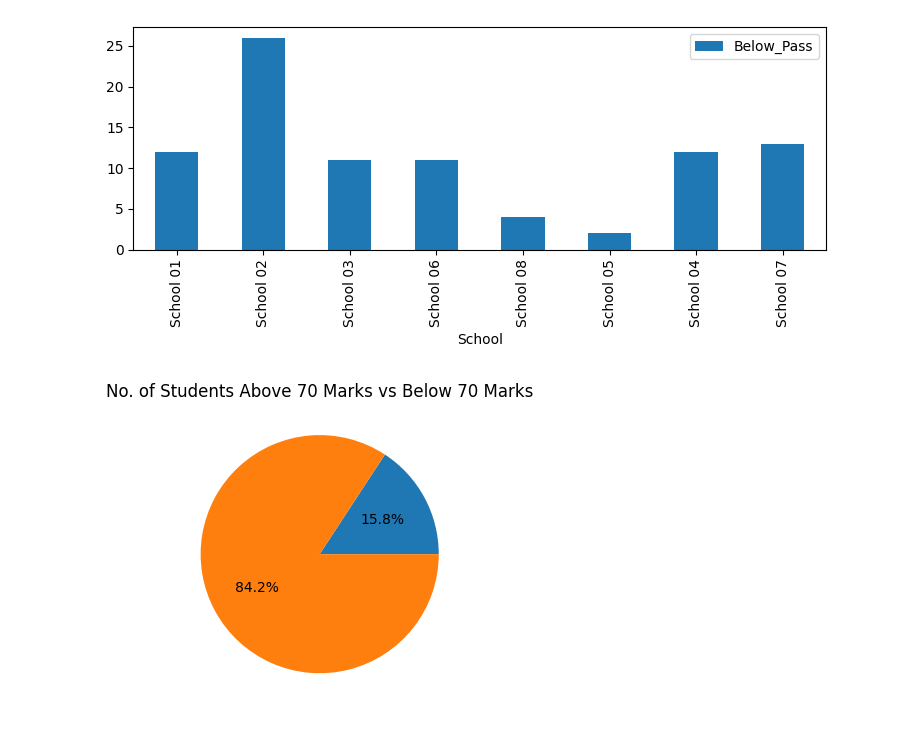
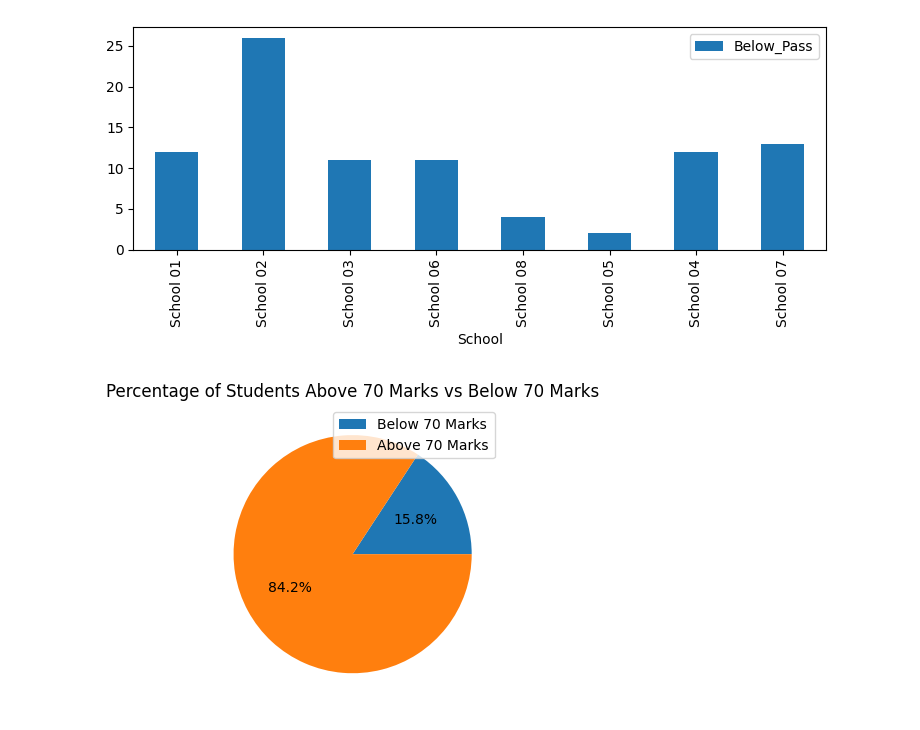
Before and after one commit to mohamednizzad/data-science, a Jupyter notebook: SDS_By_Nizzad.ipynb, the cells around one changed output. Cells and saved outputs as stored; diff of their text form; code cells hidden in the pictures.

```diff
--- a/SDS_By_Nizzad.ipynb
+++ b/SDS_By_Nizzad.ipynb
@@ -160,8 +160,9 @@ data.plot(x="School", y=["Below_Pass"], kind="bar")
 # %%
 from matplotlib import pyplot as plt
 
-plt.title("No. of Students Above 70 Marks vs Below 70 Marks")
+plt.title("Percentage of Students Above 70 Marks vs Below 70 Marks")
 plt.pie(df[['Below_Pass','Above_70_Marks']].sum(), autopct = '%1.1f%%')
+plt.legend(labels = ["Below 70 Marks","Above 70 Marks"], loc="upper right")
 plt.show()
 # %% [output]
-[figure, old version]
+[figure, new version]
```
Also changed, not shown: parts of 1 cell of this notebook.
